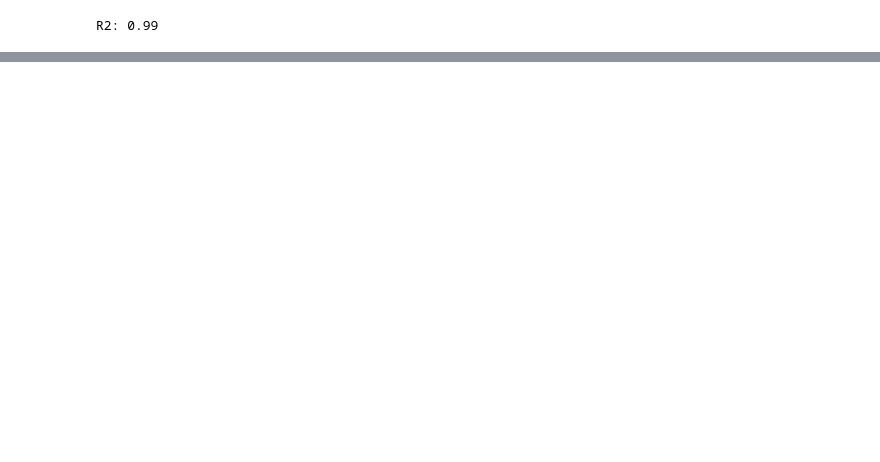
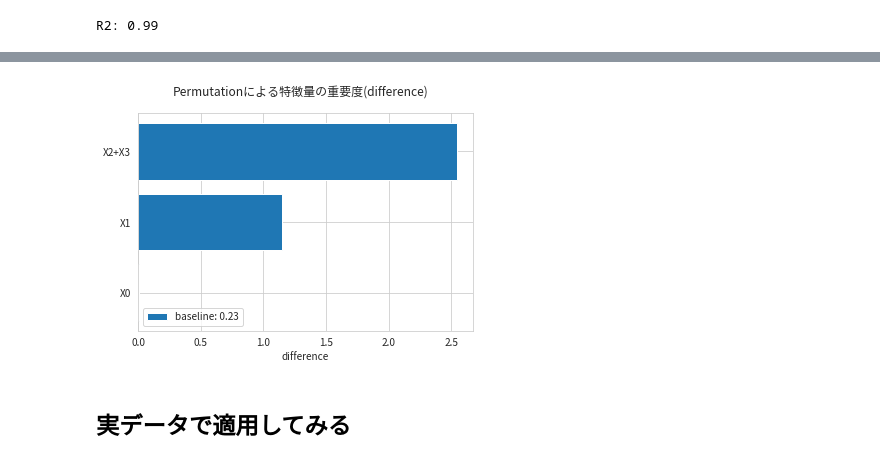
Before and after one commit to kfsky/ml-interpret-book, a Jupyter notebook: notebooks/chapter3.ipynb, the cells around one changed output, grey strips where cells are left out. Cells and saved outputs as stored; diff of their text form; code cells hidden in the pictures; blank space fills up the shorter version.

```diff
--- a/notebooks/chapter3.ipynb
+++ b/notebooks/chapter3.ipynb
@@ -179,0 +251,7 @@ pfi.plot(importance_type="difference")
+# %%
+gpfi.permutation_feature_importance(var_groups=[["X0"], ["X1"], ["X2", "X3"]])
+gpfi.plot()
+# %% [output]
+[figure, added]
+# %% [markdown]
+## 実データで適用してみる
```
Also changed, not shown: parts of 10 cells of this notebook.
